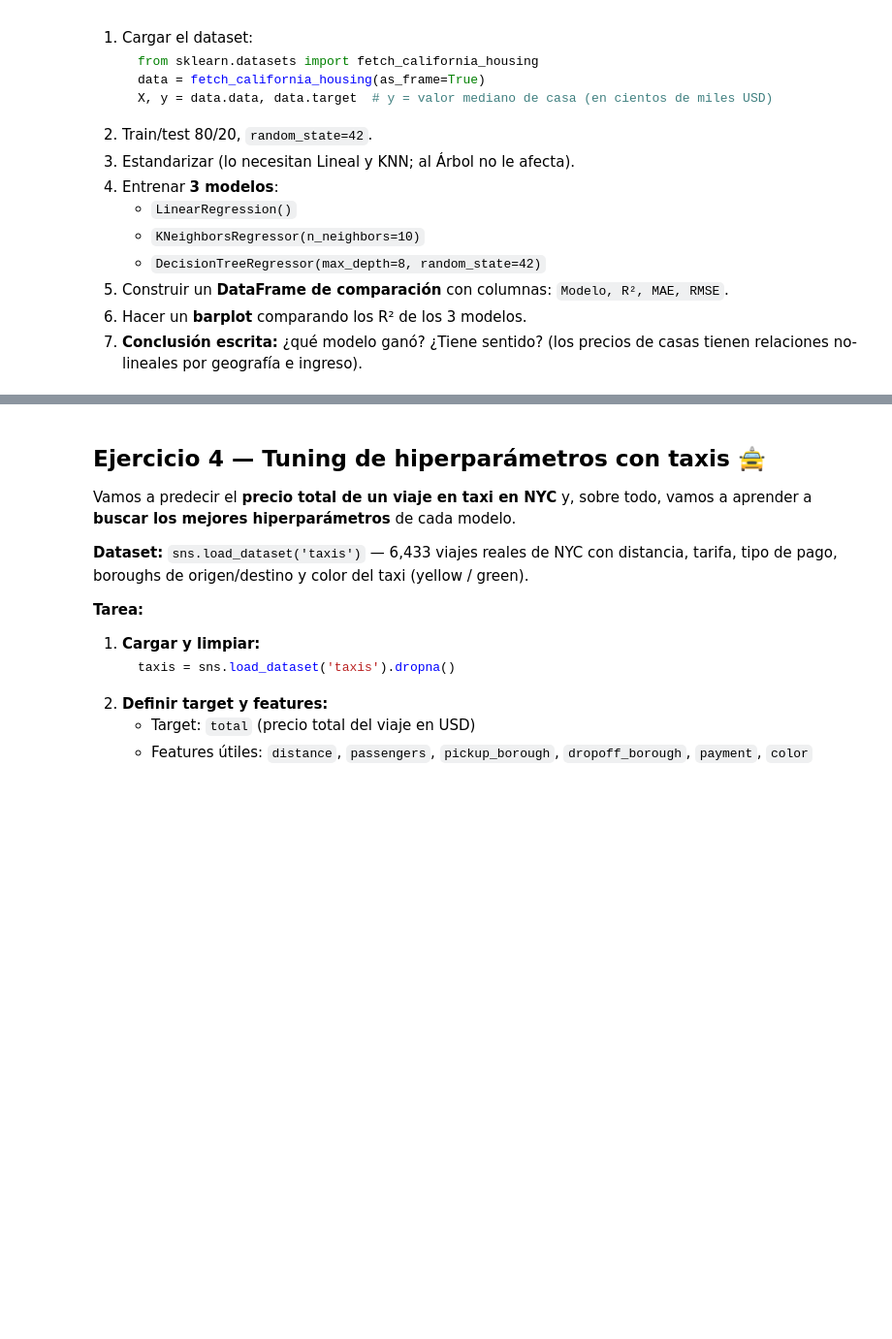
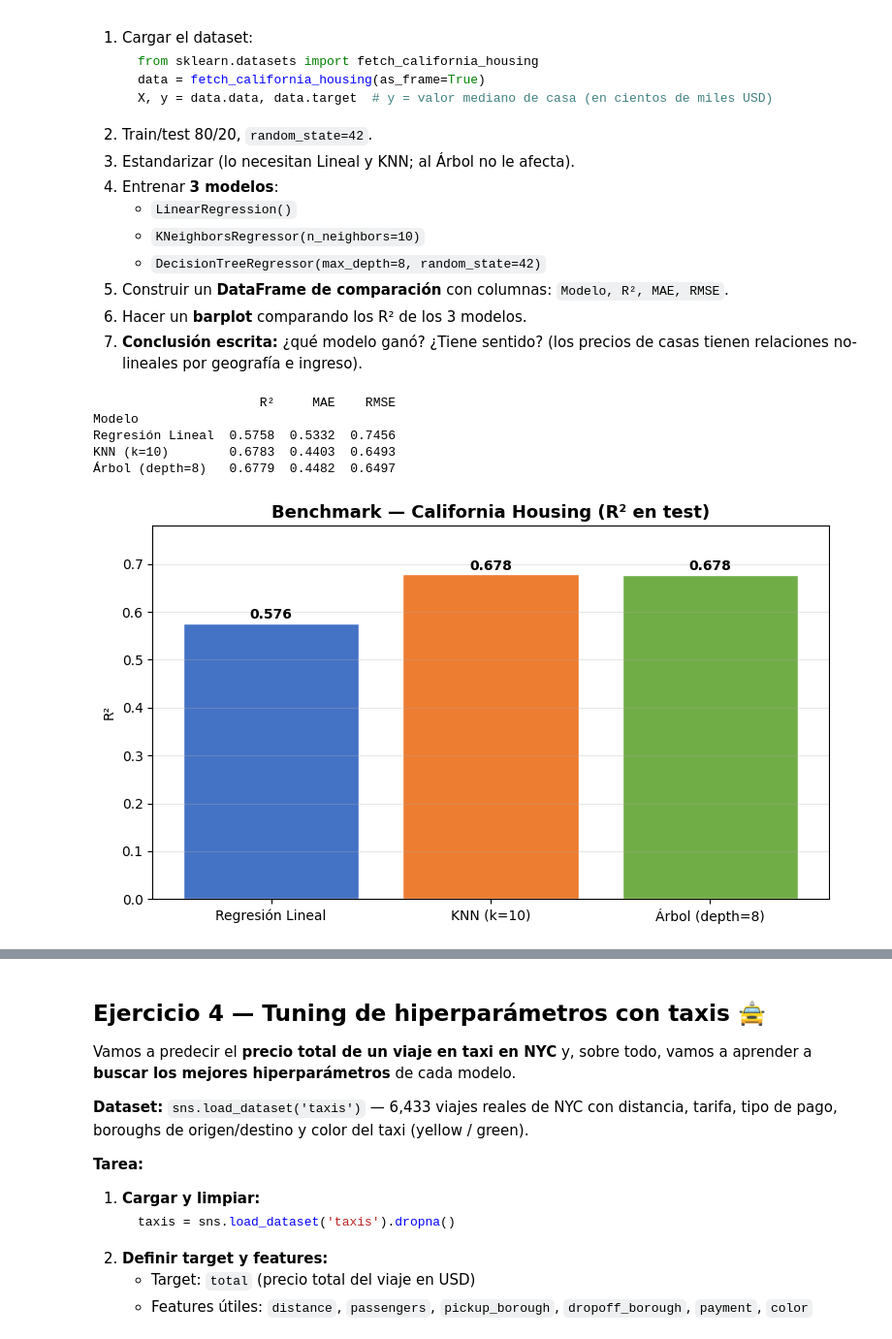
Before and after one commit to jeedorsa/Bootcamp-Data-Science, a Jupyter notebook: Clases/5-IntroML/5-KNN-Arboles.ipynb, the cells around one changed output, grey strips where cells are left out. Shown at 97% size. Drawn from its saved outputs; the diff is of its cells as text; code cells hidden in the pictures; blank space fills up the shorter version.

```diff
--- a/Clases/5-IntroML/5-KNN-Arboles.ipynb
+++ b/Clases/5-IntroML/5-KNN-Arboles.ipynb
@@ -381,3 +517,63 @@ Vamos a hacer nuestro primer **benchmark serio**: comparar Regresión Lineal, KN
 7. **Conclusión escrita:** ¿qué modelo ganó? ¿Tiene sentido? (los precios de casas tienen relaciones no-lineales por geografía e ingreso).
 # %%
 # Tu código aquí 👇
+import pandas as pd
+import numpy as np
+import matplotlib.pyplot as plt
+from sklearn.datasets import fetch_california_housing
+from sklearn.model_selection import train_test_split
+from sklearn.preprocessing import StandardScaler
+from sklearn.linear_model import LinearRegression
+from sklearn.neighbors import KNeighborsRegressor
+from sklearn.tree import DecisionTreeRegressor
+from sklearn.metrics import mean_absolute_error, mean_squared_error, r2_score
+
+# 1. Datos
+data = fetch_california_housing(as_frame=True)
+X, y = data.data, data.target
+
+# 2. Split + estandarización
+X_train, X_test, y_train, y_test = train_test_split(X, y, test_size=0.2, random_state=42)
+sc = StandardScaler()
+X_train_esc = sc.fit_transform(X_train)
+X_test_esc  = sc.transform(X_test)
+
+# 3. Entrenar y evaluar
+modelos = {
+    'Regresión Lineal':    (LinearRegression(),                               X_train_esc, X_test_esc),
+    'KNN (k=10)':          (KNeighborsRegressor(n_neighbors=10),              X_train_esc, X_test_esc),
+    'Árbol (depth=8)':     (DecisionTreeRegressor(max_depth=8, random_state=42), X_train, X_test),
+}
+
+resultados = []
+for nombre, (modelo, Xtr, Xte) in modelos.items():
+    modelo.fit(Xtr, y_train)
+    pred = modelo.predict(Xte)
+    resultados.append({
+        'Modelo': nombre,
+        'R²':   r2_score(y_test, pred),
+        'MAE':  mean_absolute_error(y_test, pred),
+        'RMSE': np.sqrt(mean_squared_error(y_test, pred))
+    })
+
+df_resultados = pd.DataFrame(resultados).set_index('Modelo').round(4)
+print(df_resultados)
+
+# 4. Barplot de R²
+fig, ax = plt.subplots(figsize=(9, 5))
+colores = ['#4472C4', '#ED7D31', '#70AD47']
+ax.bar(df_resultados.index, df_resultados['R²'], color=colores, edgecolor='white')
+for i, v in enumerate(df_resultados['R²']):
+    ax.text(i, v + 0.01, f'{v:.3f}', ha='center', fontweight='bold')
+ax.set_title('Benchmark — California Housing (R² en test)', fontsize=13, fontweight='bold')
+ax.set_ylabel('R²')
+ax.set_ylim(0, max(df_resultados['R²']) * 1.15)
+ax.grid(axis='y', alpha=0.3)
+plt.show()
+# %% [output]
+                      R²     MAE    RMSE
+Modelo
+Regresión Lineal  0.5758  0.5332  0.7456
+KNN (k=10)        0.6783  0.4403  0.6493
+Árbol (depth=8)   0.6779  0.4482  0.6497
+[figure, added]
```
Also changed, not shown: parts of 17 cells of this notebook, 18 other files.
